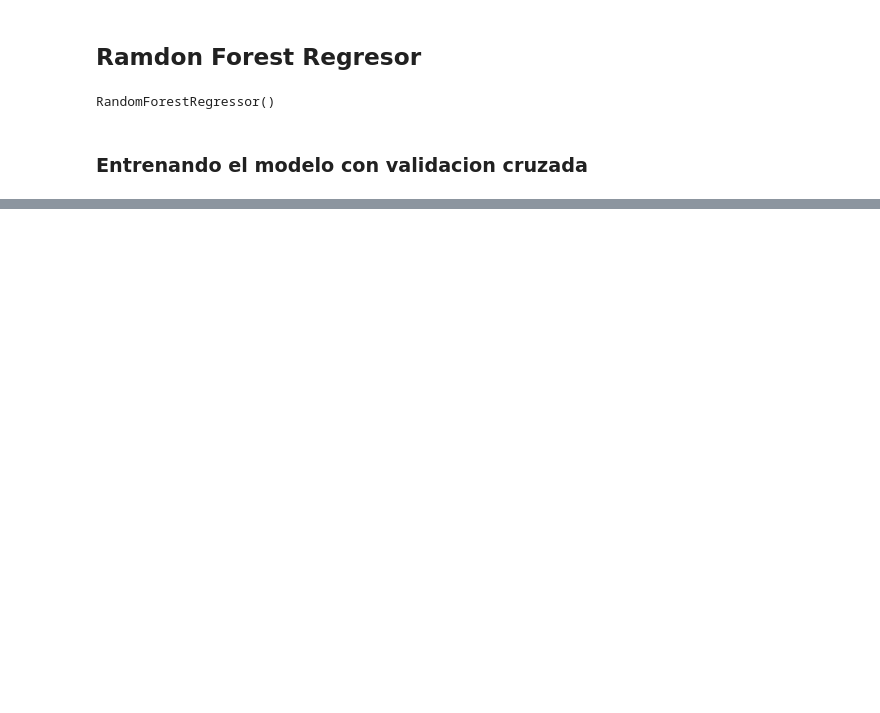
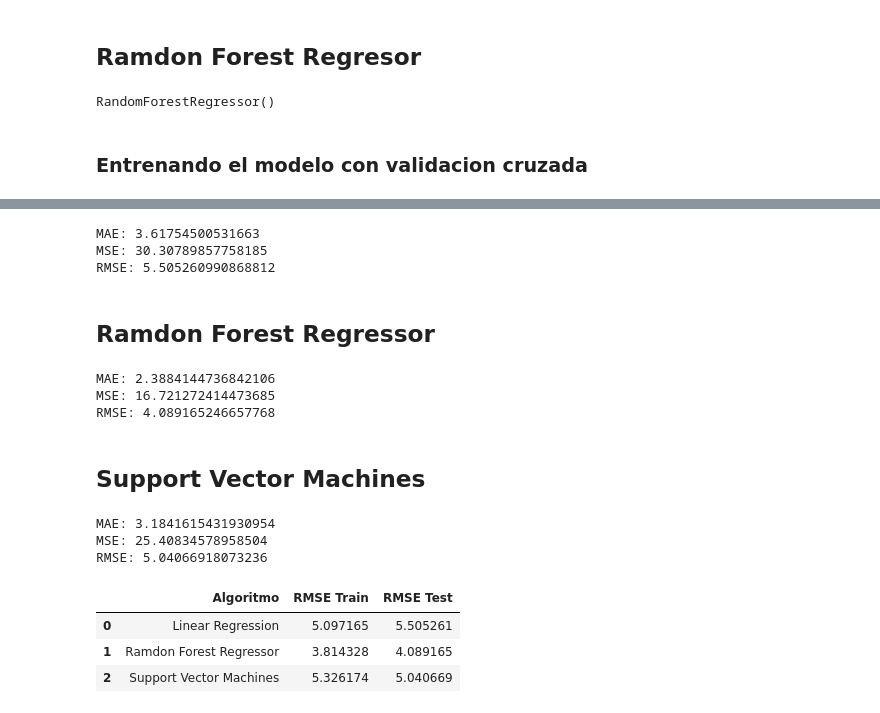
Before and after one commit to FguerraCarrazana/Pr-ctica-laboral-ML, a Jupyter notebook: housing.ipynb, the cells around one changed output, grey strips where cells are left out. Drawn from its saved outputs; the diff is of its cells as text; code cells hidden in the pictures; blank space fills up the shorter version.

```diff
--- a/housing.ipynb
+++ b/housing.ipynb
@@ -103,0 +162,6 @@ RMSE: 3.5279750029540917
+# %%
+y_svr_pred = cross_val_predict(svr,X_train,Y_train,cv = 5)
+
+print('MAE:',metrics.mean_absolute_error(Y_train, y_svr_pred))#Media de los errores absolutos
+print('MSE:',metrics.mean_squared_error(Y_train, y_svr_pred))#Media de los errores cuadráticos
+print('RMSE:',metrics.root_mean_squared_error(Y_train, y_svr_pred))#Raiz de la media de los errores cuadráticos
@@ -103,0 +176,48 @@ RMSE: 3.5279750029540917
+# %%
+y_ln_test_pred = cross_val_predict(ln_rg,X_test,Y_test,cv = 5)
+
+print('MAE:',metrics.mean_absolute_error(Y_test, y_ln_test_pred))
+print('MSE:',metrics.mean_squared_error(Y_test, y_ln_test_pred))
+print('RMSE:',metrics.root_mean_squared_error(Y_test, y_ln_test_pred))
+# %% [output]
+MAE: 3.61754500531663
+MSE: 30.30789857758185
+RMSE: 5.505260990868812
+# %% [markdown]
+## Ramdon Forest Regressor
+# %%
+y_rn_test_pred = cross_val_predict(rnf_rg,X_test,Y_test,cv = 5)
+
+print('MAE:',metrics.mean_absolute_error(Y_test, y_rn_test_pred))
+print('MSE:',metrics.mean_squared_error(Y_test, y_rn_test_pred))
+print('RMSE:',metrics.root_mean_squared_error(Y_test, y_rn_test_pred))
+# %% [output]
+MAE: 2.3884144736842106
+MSE: 16.721272414473685
+RMSE: 4.089165246657768
+# %% [markdown]
+## Support Vector Machines
+# %%
+y_svr_test_pred = cross_val_predict(svr,X_test,Y_test,cv = 5)
+
+print('MAE:',metrics.mean_absolute_error(Y_test, y_svr_test_pred))
+print('MSE:',metrics.mean_squared_error(Y_test, y_svr_test_pred))
+print('RMSE:',metrics.root_mean_squared_error(Y_test, y_svr_test_pred))
+# %% [output]
+MAE: 3.1841615431930954
+MSE: 25.40834578958504
+RMSE: 5.04066918073236
+# %%
+df_res = pd.DataFrame({'Algoritmo':['Linear Regression', 'Ramdon Forest Regressor','Support Vector Machines'],
+                       'RMSE Train': [metrics.root_mean_squared_error(Y_train, y_ln_pred),
+                                      metrics.root_mean_squared_error(Y_train, y_rnf_pred),
+                                      metrics.root_mean_squared_error(Y_train, y_svr_pred)],
+                       'RMSE Test': [ metrics.root_mean_squared_error(Y_test, y_ln_test_pred),
+                                      metrics.root_mean_squared_error(Y_test, y_rn_test_pred),
+                                      metrics.root_mean_squared_error(Y_test, y_svr_test_pred)]})
+df_res
+# %% [output]
+|  | Algoritmo | RMSE Train | RMSE Test |
+| 0 | Linear Regression | 5.097165 | 5.505261 |
+| 1 | Ramdon Forest Regressor | 3.814328 | 4.089165 |
+| 2 | Support Vector Machines | 5.326174 | 5.040669 |
```
Also changed, not shown: parts of 16 cells of this notebook, 2 other files.
